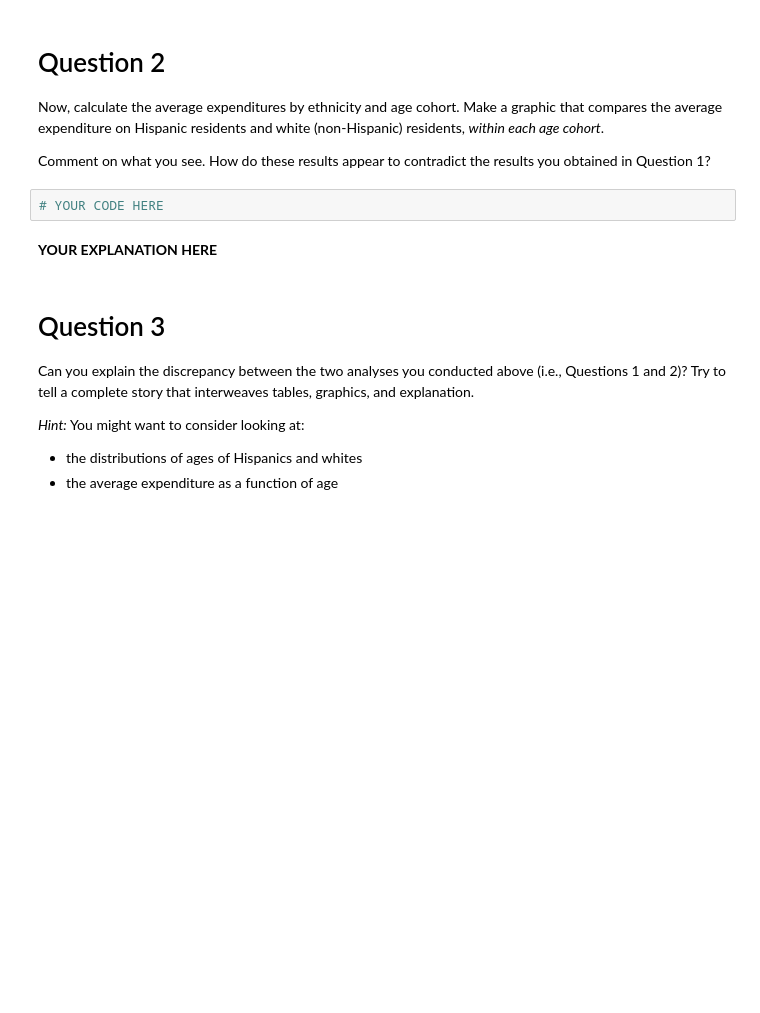
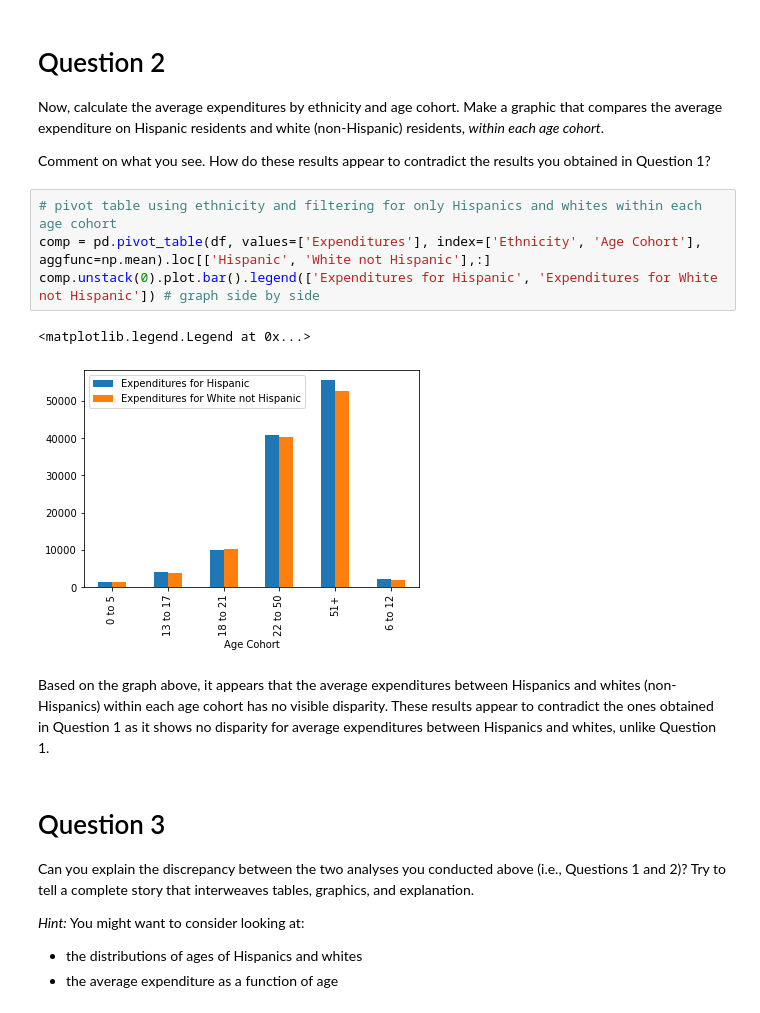
Before and after one commit to claynaut/cs105, a Jupyter notebook: lab-2/2B. Evidence of Discrimination_.ipynb, the cells around one changed output. Drawn from its saved outputs; the diff is of its cells as text; blank space fills up the shorter version.

```diff
--- a/lab-2/2B. Evidence of Discrimination_.ipynb
+++ b/lab-2/2B. Evidence of Discrimination_.ipynb
@@ -25,10 +33,15 @@ Read in the data set. Make a graphic that compares the _average_ expenditures by
 Now, calculate the average expenditures by ethnicity and age cohort. Make a graphic that compares the average expenditure on Hispanic residents and white (non-Hispanic) residents, _within each age cohort_.
 
 Comment on what you see. How do these results appear to contradict the results you obtained in Question 1?
-# %%
-# YOUR CODE HERE
-# %% [markdown]
-**YOUR EXPLANATION HERE**
+# %%
+# pivot table using ethnicity and filtering for only Hispanics and whites within each age cohort
+comp = pd.pivot_table(df, values=['Expenditures'], index=['Ethnicity', 'Age Cohort'], aggfunc=np.mean).loc[['Hispanic', 'White not Hispanic'],:]
+comp.unstack(0).plot.bar().legend(['Expenditures for Hispanic', 'Expenditures for White not Hispanic']) # graph side by side
+# %% [output]
+<matplotlib.legend.Legend at 0x...>
+[figure, added]
+# %% [markdown]
+Based on the graph above, it appears that the average expenditures between Hispanics and whites (non-Hispanics) within each age cohort has no visible disparity. These results appear to contradict the ones obtained in Question 1 as it shows no disparity for average expenditures between Hispanics and whites, unlike Question 1.
 # %% [markdown]
 # Question 3
 
```
Also changed, not shown: parts of 12 cells of this notebook, 1 other file.
